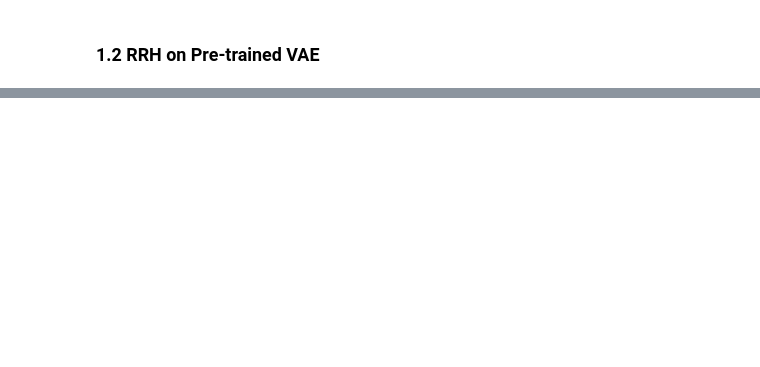
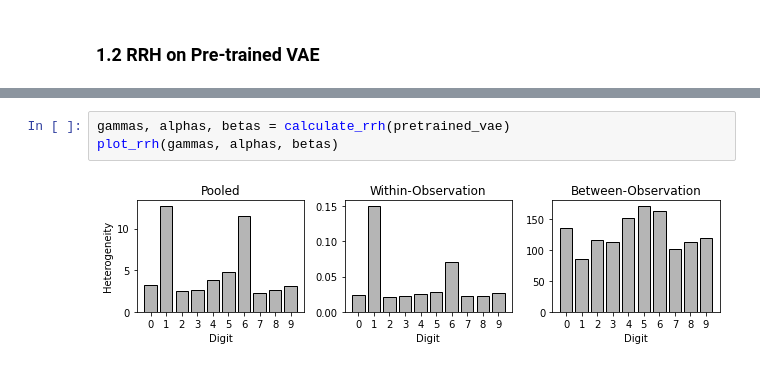
Before and after one commit to harvey2phase/rrh-MNIST, a Jupyter notebook: RRH_MNIST.ipynb, the cells around one changed output, grey strips where cells are left out. Cells and saved outputs as stored; diff of their text form; blank space fills up the shorter version.

```diff
--- a/RRH_MNIST.ipynb
+++ b/RRH_MNIST.ipynb
@@ -438,0 +434,5 @@ plt.savefig("digit-class-heterogeneity.pdf", bbox_inches="tight")
+# %%
+gammas, alphas, betas = calculate_rrh(pretrained_vae)
+plot_rrh(gammas, alphas, betas)
+# %% [output]
+[figure, added]
```
Also changed, not shown: parts of 14 cells of this notebook.
